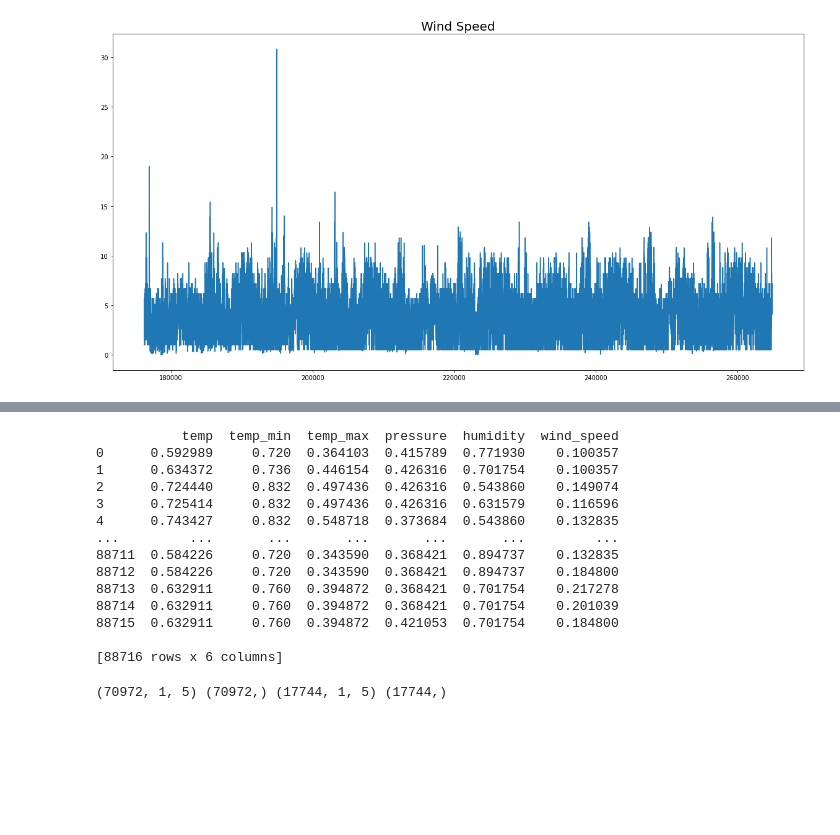
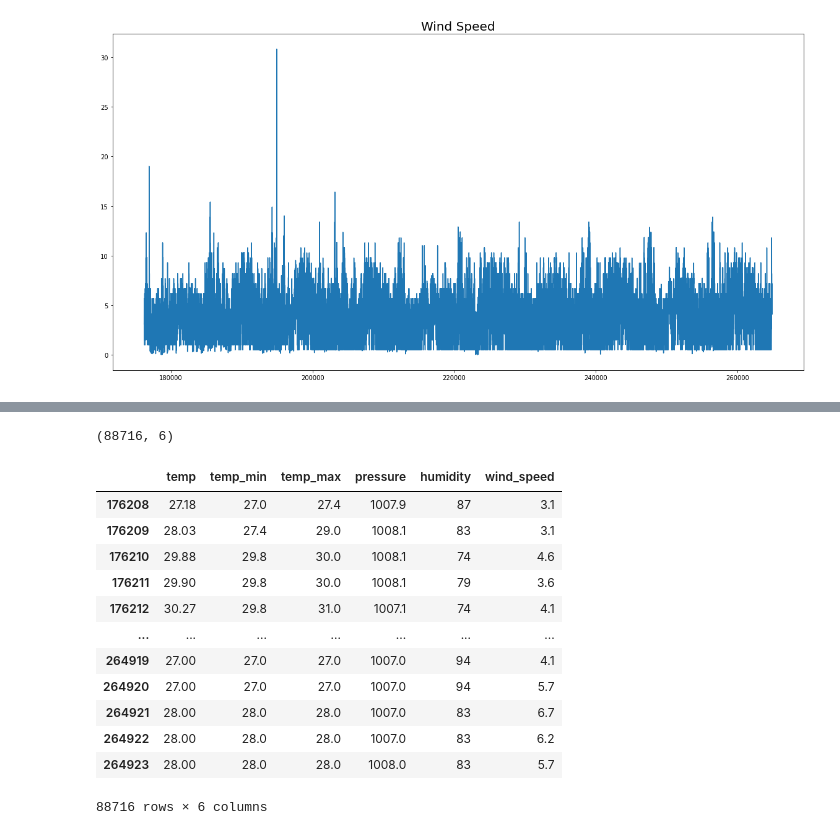
Before and after one commit to sayuri-sam/mlta2_bmkg4, a Jupyter notebook: modeling.ipynb, the cells around one changed output, grey strips where cells are left out. Drawn from its saved outputs; the diff is of its cells as text; code cells hidden in the pictures; blank space fills up the shorter version.

```diff
--- a/modeling.ipynb
+++ b/modeling.ipynb
@@ -321,42 +320,21 @@ sns.heatmap(data=df.corr(),annot=True)
-# %%
-from sklearn.preprocessing import MinMaxScaler
-import pandas as pd
-
-# normalisasi
-scaler = MinMaxScaler(feature_range=(0, 1))
-scaled = scaler.fit_transform(df)
-data = pd.DataFrame(scaled)
-data.columns = ['temp', 'temp_min', 'temp_max', 'pressure','humidity', 'wind_speed']
-#data['weather_main_code'] = df1
-print(data)
-# %% [output]
-           temp  temp_min  temp_max  pressure  humidity  wind_speed
-0      0.592989     0.720  0.364103  0.415789  0.771930    0.100357
-1      0.634372     0.736  0.446154  0.426316  0.701754    0.100357
-2      0.724440     0.832  0.497436  0.426316  0.543860    0.149074
-3      0.725414     0.832  0.497436  0.426316  0.631579    0.116596
-4      0.743427     0.832  0.548718  0.373684  0.543860    0.132835
-...         ...       ...       ...       ...       ...         ...
-88711  0.584226     0.720  0.343590  0.368421  0.894737    0.132835
-88712  0.584226     0.720  0.343590  0.368421  0.894737    0.184800
-88713  0.632911     0.760  0.394872  0.368421  0.701754    0.217278
-88714  0.632911     0.760  0.394872  0.368421  0.701754    0.201039
-88715  0.632911     0.760  0.394872  0.421053  0.701754    0.184800
-
-[88716 rows x 6 columns]
-# %%
-# 80% train artinya sampai dengan suku ke n=211939-1 karena suku mulai dari 0
-
-values = data.values
-n_train = int(round(88716 * 0.8,0) -1)
-train = values[:n_train, :]
-test = values[n_train:, :]
-x_train, y_train = train[:, :-1], train[:, -1]
-x_test, y_test = test[:, :-1], test[:, -1]
-
-x_train = x_train.reshape((x_train.shape[0], 1, x_train.shape[1]))
-x_test = x_test.reshape((x_test.shape[0], 1, x_test.shape[1]))
-
-print(x_train.shape, y_train.shape, x_test.shape, y_test.shape)
-# %% [output]
-(70972, 1, 5) (70972,) (17744, 1, 5) (17744,)
+# %%
+df1 = df[['temp', 'temp_min', 'temp_max', 'pressure','humidity', 'wind_speed']]
+df1.shape
+# %% [output]
+(88716, 6)
+# %%
+df1
+# %% [output]
+|  | temp | temp_min | temp_max | pressure | humidity | wind_speed |
+| 176208 | 27.18 | 27.0 | 27.4 | 1007.9 | 87 | 3.1 |
+| 176209 | 28.03 | 27.4 | 29.0 | 1008.1 | 83 | 3.1 |
+| 176210 | 29.88 | 29.8 | 30.0 | 1008.1 | 74 | 4.6 |
+| 176211 | 29.90 | 29.8 | 30.0 | 1008.1 | 79 | 3.6 |
+| 176212 | 30.27 | 29.8 | 31.0 | 1007.1 | 74 | 4.1 |
+| ... | ... | ... | ... | ... | ... | ... |
+| 264919 | 27.00 | 27.0 | 27.0 | 1007.0 | 94 | 4.1 |
+| 264920 | 27.00 | 27.0 | 27.0 | 1007.0 | 94 | 5.7 |
+| 264921 | 28.00 | 28.0 | 28.0 | 1007.0 | 83 | 6.7 |
+| 264922 | 28.00 | 28.0 | 28.0 | 1007.0 | 83 | 6.2 |
+| 264923 | 28.00 | 28.0 | 28.0 | 1008.0 | 83 | 5.7 |
+88716 rows × 6 columns
```
Also changed, not shown: parts of 30 cells of this notebook.
